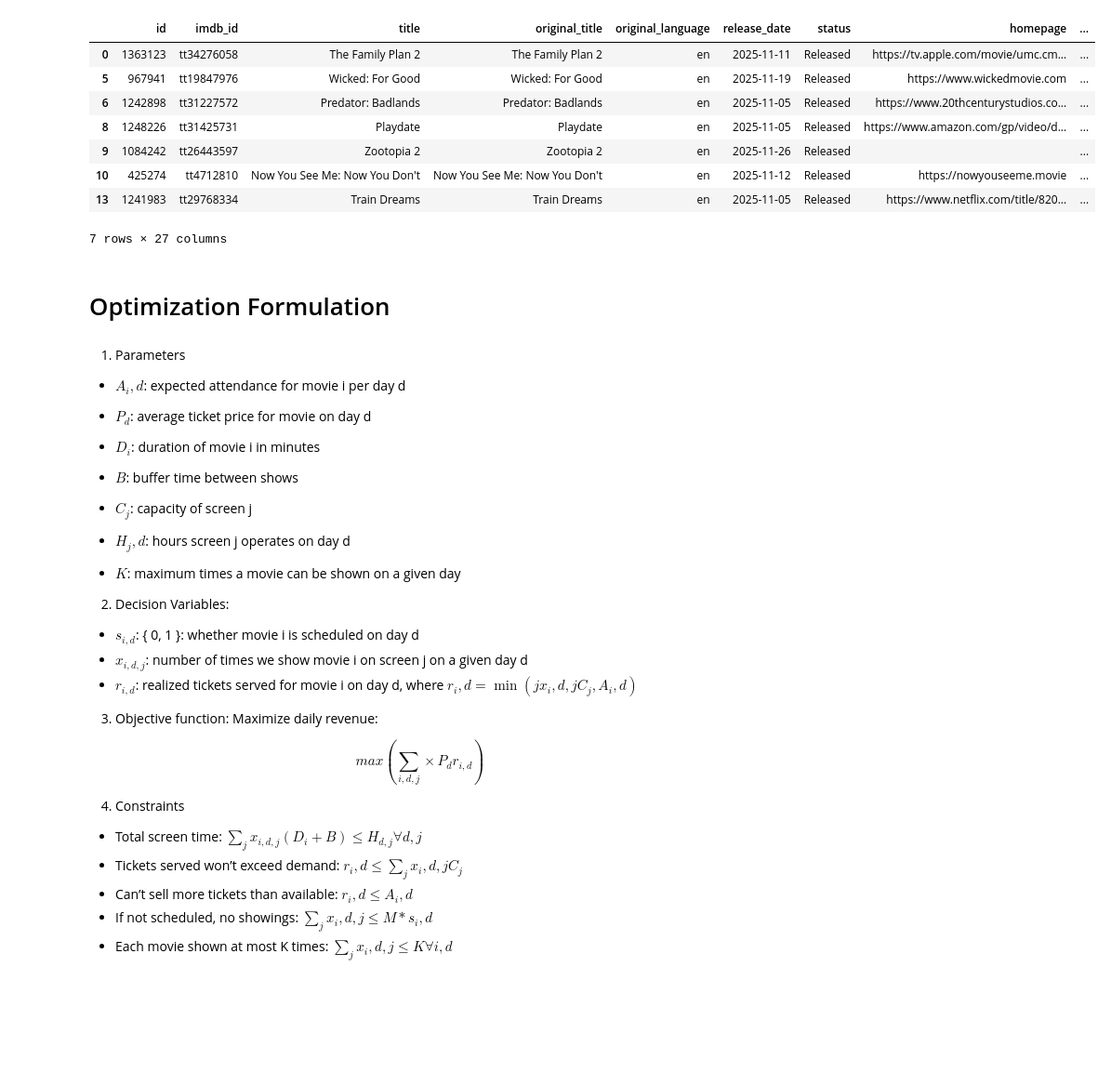
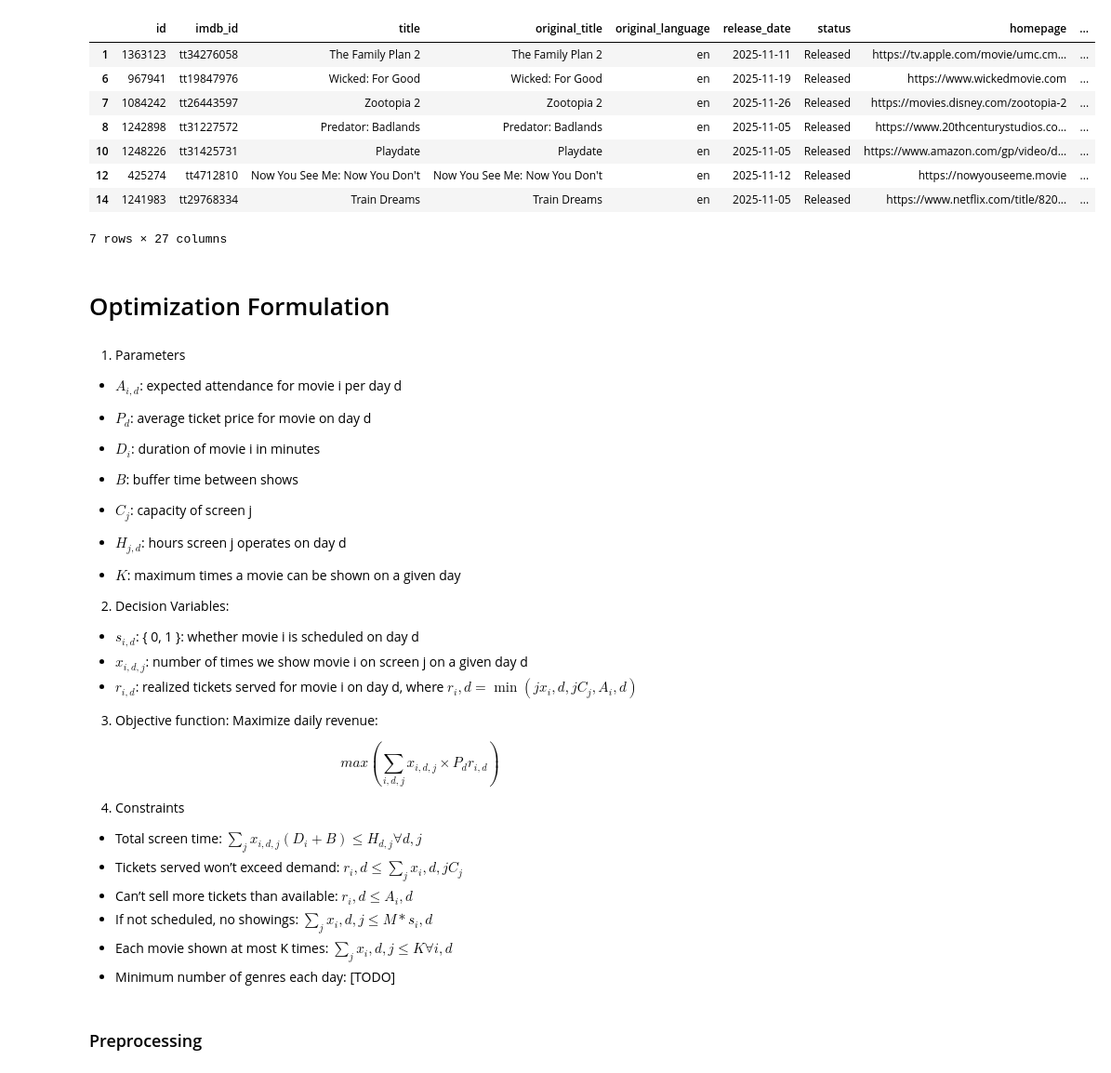
Before and after one commit to skrigel/cinema_by_the_numbers, a Jupyter notebook: optimization/optimizing_showtimes.ipynb, the cells around one changed output. Shown: that part at 93% size. Cells and saved outputs as stored; diff of their text form; code cells hidden in the pictures; blank space fills up the shorter version.

```diff
--- a/optimization/optimizing_showtimes.ipynb
+++ b/optimization/optimizing_showtimes.ipynb
@@ -66,2 +65,4 @@ UPCOMING_MOVIES_URL = "https://api.themoviedb.org/3/movie/upcoming"
 # %%
-CURRENT_MOVIES = get_movies_out_now(headers)
+# CURRENT_MOVIES = get_movies_out_now(headers)
+
+movies_df = pd.read_csv("../data/cleaned/final_merged_dataset_with_genres.csv")
@@ -70,34 +88,34 @@ MOVIES_OUT_NOW_DF = pd.DataFrame(CURRENT_MOVIES)
 # %%
-MOVIES_OUT_NOW_DF = MOVIES_OUT_NOW_DF[(pd.to_datetime(MOVIES_OUT_NOW_DF.release_date)>pd.to_datetime("2025-10-20"))
+movies_df = movies_df[(pd.to_datetime(movies_df.release_date)>pd.to_datetime("2025-10-20"))
 &
-(MOVIES_OUT_NOW_DF.original_language=="en")
+(movies_df.original_language=="en")
 ]
 # %%
-MOVIES_OUT_NOW_DF.drop_duplicates(subset="original_title", inplace=True)
+movies_df.drop_duplicates(subset="original_title", inplace=True)
 # %%
-MOVIES_OUT_NOW_DF
+movies_df
 # %% [output]
 |  | id | imdb_id | title | original_title | original_language | release_date | status | homepage | ... |
-| 0 | 1363123 | tt34276058 | The Family Plan 2 | The Family Plan 2 | en | 2025-11-11 | Released | https://tv.apple.com/movie/umc.cm... | ... |
-| 5 | 967941 | tt19847976 | Wicked: For Good | Wicked: For Good | en | 2025-11-19 | Released | https://www.wickedmovie.com | ... |
-| 6 | 1242898 | tt31227572 | Predator: Badlands | Predator: Badlands | en | 2025-11-05 | Released | https://www.20thcenturystudios.co... | ... |
-| 8 | 1248226 | tt31425731 | Playdate | Playdate | en | 2025-11-05 | Released | https://www.amazon.com/gp/video/d... | ... |
-| 9 | 1084242 | tt26443597 | Zootopia 2 | Zootopia 2 | en | 2025-11-26 | Released |  | ... |
-| 10 | 425274 | tt4712810 | Now You See Me: Now You Don't | Now You See Me: Now You Don't | en | 2025-11-12 | Released | https://nowyouseeme.movie | ... |
-| 13 | 1241983 | tt29768334 | Train Dreams | Train Dreams | en | 2025-11-05 | Released | https://www.netflix.com/title/820... | ... |
+| 1 | 1363123 | tt34276058 | The Family Plan 2 | The Family Plan 2 | en | 2025-11-11 | Released | https://tv.apple.com/movie/umc.cm... | ... |
+| 6 | 967941 | tt19847976 | Wicked: For Good | Wicked: For Good | en | 2025-11-19 | Released | https://www.wickedmovie.com | ... |
+| 7 | 1084242 | tt26443597 | Zootopia 2 | Zootopia 2 | en | 2025-11-26 | Released | https://movies.disney.com/zootopia-2 | ... |
+| 8 | 1242898 | tt31227572 | Predator: Badlands | Predator: Badlands | en | 2025-11-05 | Released | https://www.20thcenturystudios.co... | ... |
+| 10 | 1248226 | tt31425731 | Playdate | Playdate | en | 2025-11-05 | Released | https://www.amazon.com/gp/video/d... | ... |
+| 12 | 425274 | tt4712810 | Now You See Me: Now You Don't | Now You See Me: Now You Don't | en | 2025-11-12 | Released | https://nowyouseeme.movie | ... |
+| 14 | 1241983 | tt29768334 | Train Dreams | Train Dreams | en | 2025-11-05 | Released | https://www.netflix.com/title/820... | ... |
 7 rows × 27 columns
 # %% [markdown]
 # Optimization Formulation
 # %% [markdown]
 1. Parameters
 
-- $A_i,d$: expected attendance for movie i per day d
+- $A_{i,d}$: expected attendance for movie i per day d
 
 - $P_d$: average ticket price for movie on day d
 - $D_i$: duration of movie i in minutes
 - $B$: buffer time between shows
 - $C_j$: capacity of screen j
-- $H_j,d$: hours screen j operates on day d
+- $H_{j,d}$: hours screen j operates on day d
 - $K$: maximum times a movie can be shown on a given day
 
 
@@ -109,7 +127,7 @@ MOVIES_OUT_NOW_DF
 
 3. Objective function: Maximize daily revenue:
 
-$$max (\sum_ {i, d,j}\times P_d r_{i,d}   ) $$
+$$max (\sum_ {i, d,j}x_{i, d, j}\times P_d r_{i,d}   ) $$
 
 
 4. Constraints
@@ -118,3 +136,6 @@ $$max (\sum_ {i, d,j}\times P_d r_{i,d}   ) $$
 - Can’t sell more tickets than available: $r_i,d \leq A_i,d$
 - If not scheduled, no showings:  $\sum_{j} x_i, d,j \leq M*s_i,d$
 - Each movie shown at most K times: $\sum_{j} x_i, d,j \leq K  ∀ i,d$
+- Minimum number of genres each day: [TODO]
+# %% [markdown]
+### Preprocessing
```
Also changed, not shown: parts of 10 cells of this notebook, 3 other files.
